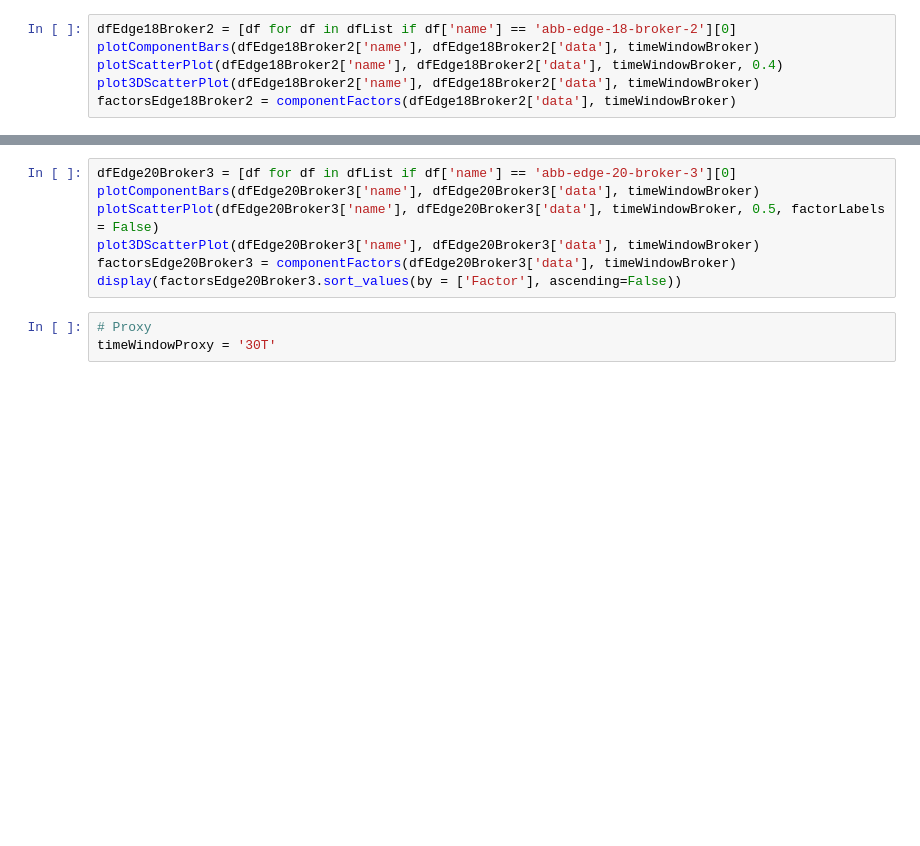
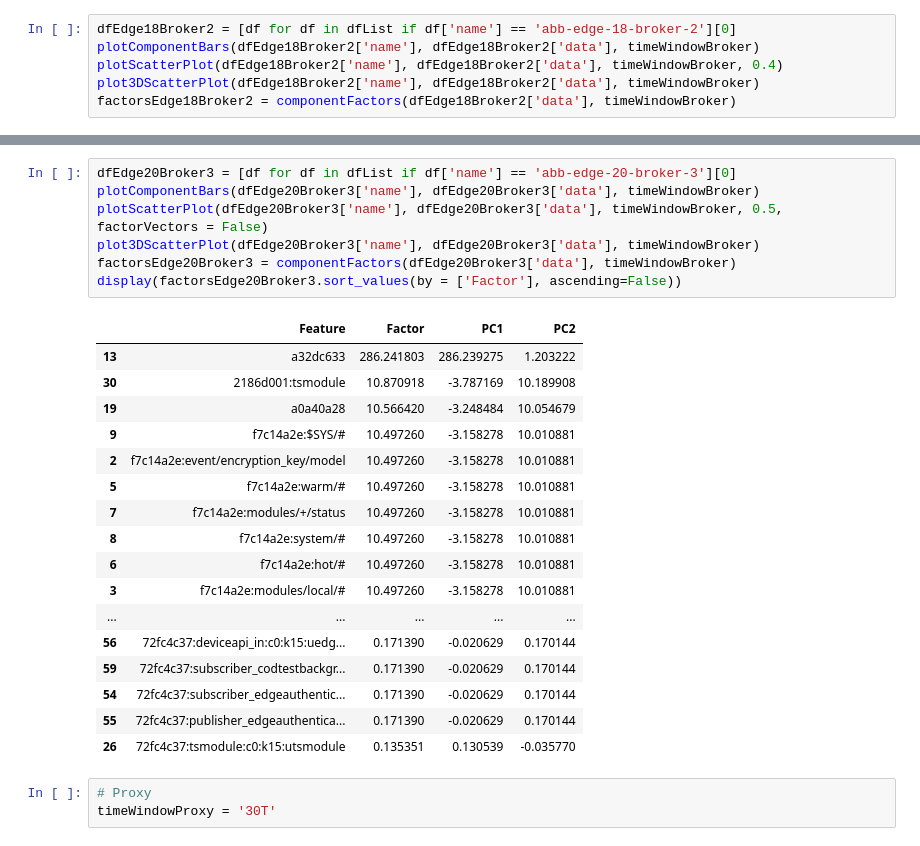
Before and after one commit to alexjavarotti/TCCPUCMinas, a Jupyter notebook: MachineLearning/PCA_DBSCAN_AnalysisCode.ipynb, the cells around one changed output, grey strips where cells are left out. Cells and saved outputs as stored; diff of their text form; blank space fills up the shorter version.

```diff
--- a/MachineLearning/PCA_DBSCAN_AnalysisCode.ipynb
+++ b/MachineLearning/PCA_DBSCAN_AnalysisCode.ipynb
@@ -824,10 +914,28 @@ display(factorsEdge19Broker5.sort_values(by = ['Factor'], ascending=False))
 # %%
 dfEdge20Broker3 = [df for df in dfList if df['name'] == 'abb-edge-20-broker-3'][0]
 plotComponentBars(dfEdge20Broker3['name'], dfEdge20Broker3['data'], timeWindowBroker)
-plotScatterPlot(dfEdge20Broker3['name'], dfEdge20Broker3['data'], timeWindowBroker, 0.5, factorLabels = False)
+plotScatterPlot(dfEdge20Broker3['name'], dfEdge20Broker3['data'], timeWindowBroker, 0.5, factorVectors = False)
 plot3DScatterPlot(dfEdge20Broker3['name'], dfEdge20Broker3['data'], timeWindowBroker)
 factorsEdge20Broker3 = componentFactors(dfEdge20Broker3['data'], timeWindowBroker)
 display(factorsEdge20Broker3.sort_values(by = ['Factor'], ascending=False))
+# %% [output]
+|  | Feature | Factor | PC1 | PC2 |
+| 13 | a32dc633 | 286.241803 | 286.239275 | 1.203222 |
+| 30 | 2186d001:tsmodule | 10.870918 | -3.787169 | 10.189908 |
+| 19 | a0a40a28 | 10.566420 | -3.248484 | 10.054679 |
+| 9 | f7c14a2e:$SYS/# | 10.497260 | -3.158278 | 10.010881 |
+| 2 | f7c14a2e:event/encryption_key/model | 10.497260 | -3.158278 | 10.010881 |
+| 5 | f7c14a2e:warm/# | 10.497260 | -3.158278 | 10.010881 |
+| 7 | f7c14a2e:modules/+/status | 10.497260 | -3.158278 | 10.010881 |
+| 8 | f7c14a2e:system/# | 10.497260 | -3.158278 | 10.010881 |
+| 6 | f7c14a2e:hot/# | 10.497260 | -3.158278 | 10.010881 |
+| 3 | f7c14a2e:modules/local/# | 10.497260 | -3.158278 | 10.010881 |
+| ... | ... | ... | ... | ... |
+| 56 | 72fc4c37:deviceapi_in:c0:k15:uedg... | 0.171390 | -0.020629 | 0.170144 |
+| 59 | 72fc4c37:subscriber_codtestbackgr... | 0.171390 | -0.020629 | 0.170144 |
+| 54 | 72fc4c37:subscriber_edgeauthentic... | 0.171390 | -0.020629 | 0.170144 |
+| 55 | 72fc4c37:publisher_edgeauthentica... | 0.171390 | -0.020629 | 0.170144 |
+| 26 | 72fc4c37:tsmodule:c0:k15:utsmodule | 0.135351 | 0.130539 | -0.035770 |
 # %%
 # Proxy
 timeWindowProxy = '30T'
```
Also changed, not shown: parts of 13 cells of this notebook.
